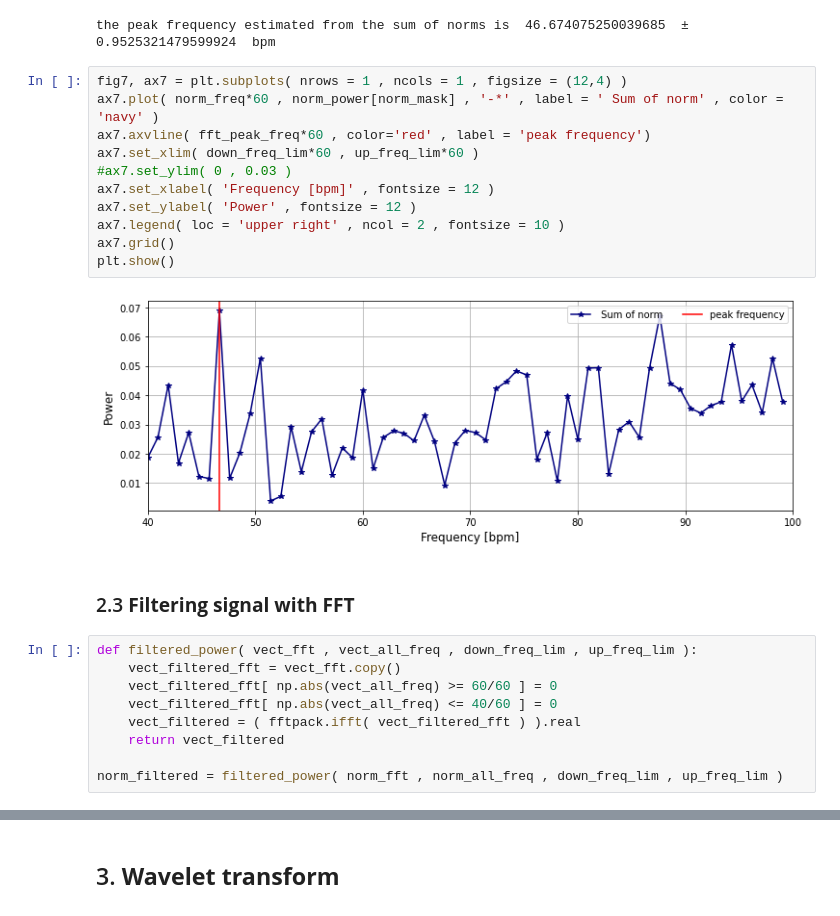
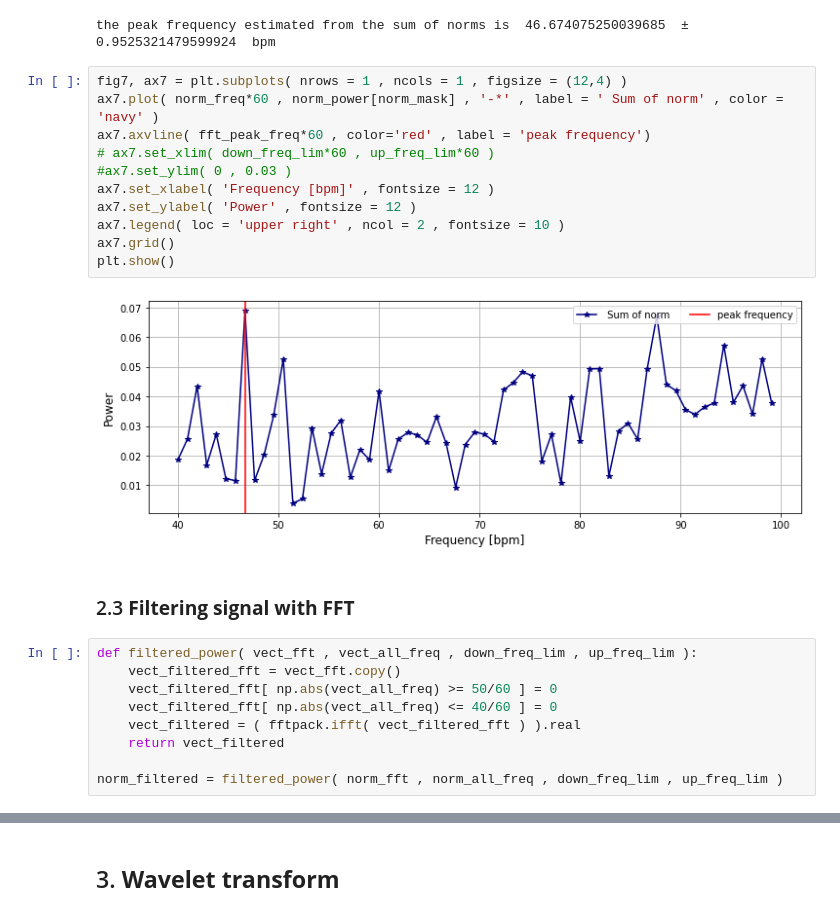
Before and after one commit to ericabrisigotti/heart_rate_estimation_LCP-A, a Jupyter notebook: Stave_supine_static.ipynb, the cells around one changed output, grey strips where cells are left out. Drawn from its saved outputs; the diff is of its cells as text.

```diff
--- a/Stave_supine_static.ipynb
+++ b/Stave_supine_static.ipynb
@@ -409,22 +409,22 @@ the peak frequency estimated from the sum of norms is  46.674075250039685  ±  0
 # %%
 fig7, ax7 = plt.subplots( nrows = 1 , ncols = 1 , figsize = (12,4) )
 ax7.plot( norm_freq*60 , norm_power[norm_mask] , '-*' , label = ' Sum of norm' , color = 'navy' )
 ax7.axvline( fft_peak_freq*60 , color='red' , label = 'peak frequency')
-ax7.set_xlim( down_freq_lim*60 , up_freq_lim*60 )
+# ax7.set_xlim( down_freq_lim*60 , up_freq_lim*60 )
 #ax7.set_ylim( 0 , 0.03 )
 ax7.set_xlabel( 'Frequency [bpm]' , fontsize = 12 )
 ax7.set_ylabel( 'Power' , fontsize = 12 )
 ax7.legend( loc = 'upper right' , ncol = 2 , fontsize = 10 )
 ax7.grid()
 plt.show()
 # %% [output]
-[figure, old version]
+[figure, new version]
 # %% [markdown]
 ### 2.3 **Filtering signal with FFT**
 # %%
 def filtered_power( vect_fft , vect_all_freq , down_freq_lim , up_freq_lim ):
     vect_filtered_fft = vect_fft.copy()
-    vect_filtered_fft[ np.abs(vect_all_freq) >= 60/60 ] = 0
+    vect_filtered_fft[ np.abs(vect_all_freq) >= 50/60 ] = 0
     vect_filtered_fft[ np.abs(vect_all_freq) <= 40/60 ] = 0
     vect_filtered = ( fftpack.ifft( vect_filtered_fft ) ).real
     return vect_filtered
```
Also changed, not shown: parts of 10 cells of this notebook, 4 other files.
